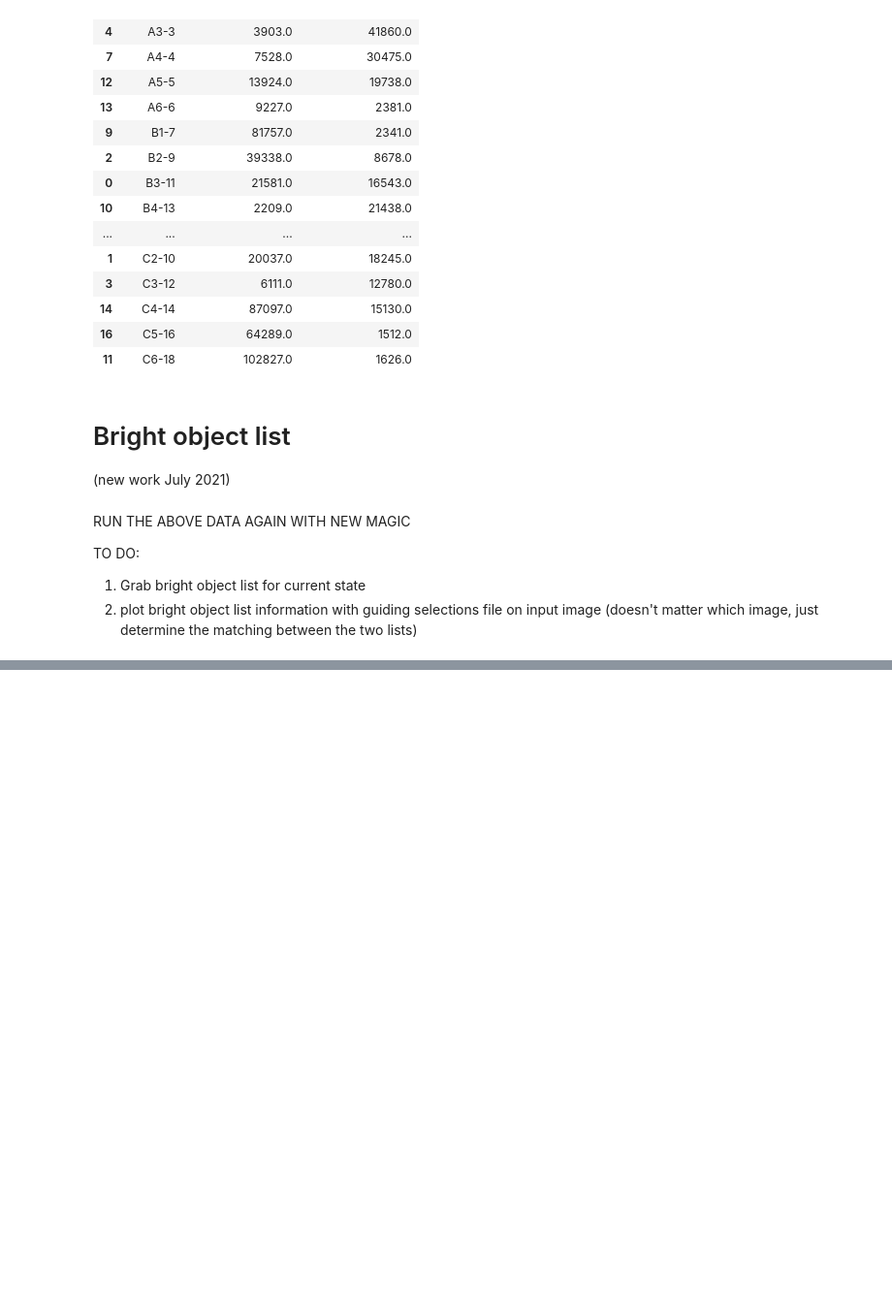
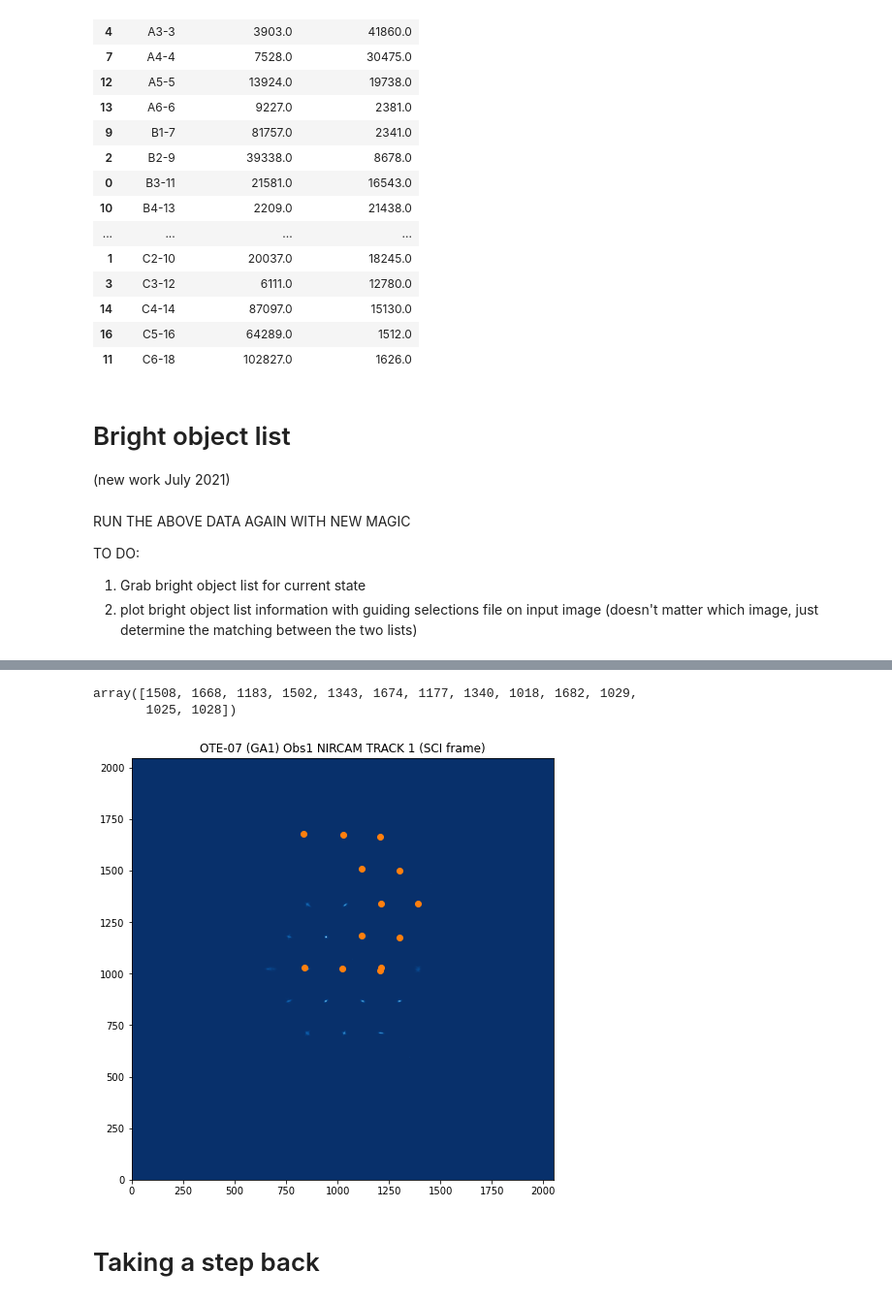
Before and after one commit to spacetelescope/jwst_magic, a Jupyter notebook: notebooks/Commissioning_Support/Global Alignment Observation 1 Guiding Failure Analysis.ipynb, the cells around one changed output, grey strips where cells are left out. Shown at 97% size. Drawn from its saved outputs; the diff is of its cells as text; code cells hidden in the pictures; blank space fills up the shorter version.

```diff
--- a/notebooks/Commissioning_Support/Global Alignment Observation 1 Guiding Failure Analysis.ipynb
+++ b/notebooks/Commissioning_Support/Global Alignment Observation 1 Guiding Failure Analysis.ipynb
@@ -345,3 +346,8 @@ RUN THE ABOVE DATA AGAIN WITH NEW MAGIC
 TO DO:
 1. Grab bright object list for current state
 2. plot bright object list information with guiding selections file on input image (doesn't matter which image, just determine the matching between the two lists)
+# %%
+# Use a BS list to start\
+bright_object_list = glob(os.path.join(out_dir, 'out', 'ote07_obs1_fgs_coarse1', 'guiding_config_1', 'dhas_shifted',
+                                       '*.bobj'))[0]
+bright_object_list
@@ -347,0 +356,4 @@ TO DO:
+# %%
+bright_object_df = pd.read_csv(bright_object_list)
+
+bright_object_df
@@ -347,0 +375,37 @@ TO DO:
+# %%
+bright_object_df['FPA Row (pixels)'].values
+# %% [output]
+array([1508, 1668, 1183, 1502, 1343, 1674, 1177, 1340, 1018, 1682, 1029,
+       1025, 1028])
+# %%
+# Plot the bright object list over a pseudo-fgs image with the magic values so we can join the two datasets
+root = 'ote07_obs1_nrc_track1'
+instrument = 'nircam'
+mode = 'track'
+instance = 1
+ins = 'nrc'
+#         # Expected filename anatomy
+#         image_filename = f'jw0{program_id}001001_0{visit_group}101_0000{exp_num}_{ins}{detector.lower()}_cal.fits'
+detector = str(nrc_detector)
+image_filename = os.path.join(out_dir, 'out', root, 'FGS_imgs',
+                              'unshifted_ote07_obs1_nrc_track1_G1.fits')
+                      #f"*{ins}{detector.lower()}_cal.fits"))[0]
+
+# Load in the image
+image_sci = fits.getdata(image_filename)
+# %%
+# Look at the image
+plt.figure(figsize=(10, 8))
+plt.imshow(image_sci, cmap='Blues_r', vmin=0, vmax=10000, origin='lower')
+
+# bright object list
+plt.scatter(bright_object_df['FPA Column (pixels)'].values,
+            bright_object_df['FPA Row (pixels)'].values, color='C1')
+
+
+plt.title(f'OTE-07 (GA1) Obs1 {instrument.upper()} {mode.upper()} {instance} (SCI frame)')
+plt.show()
+# %% [output]
+[figure, added]
+# %% [markdown]
+# Taking a step back
```
Also changed, not shown: parts of 39 cells of this notebook.
